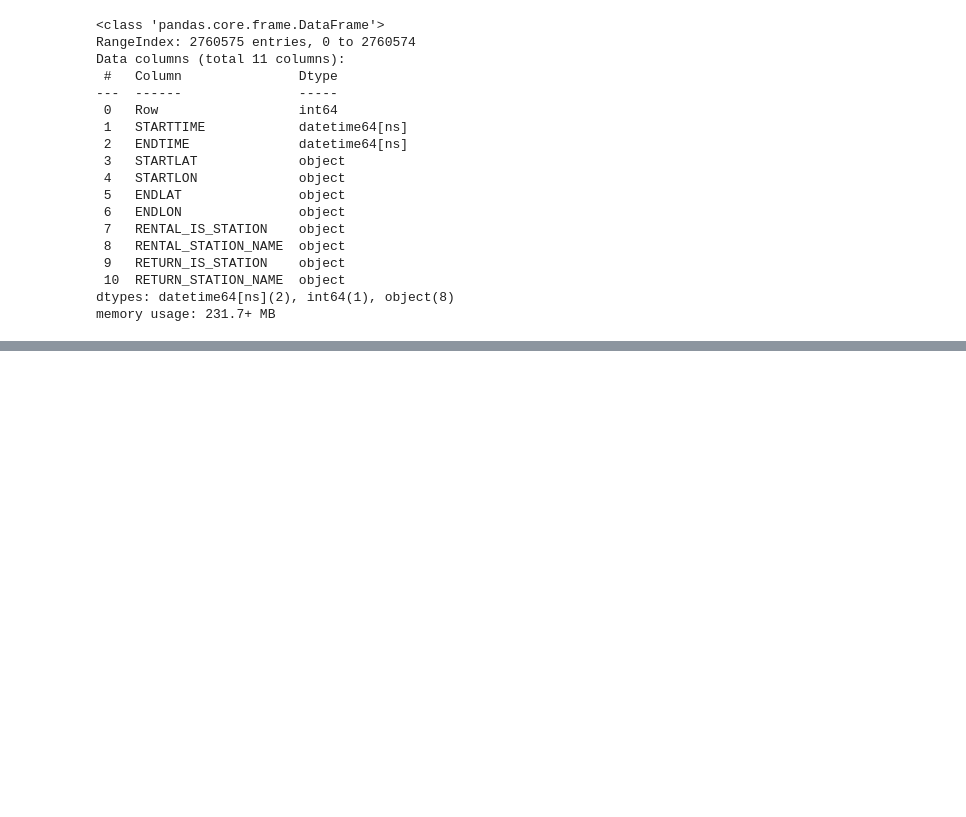
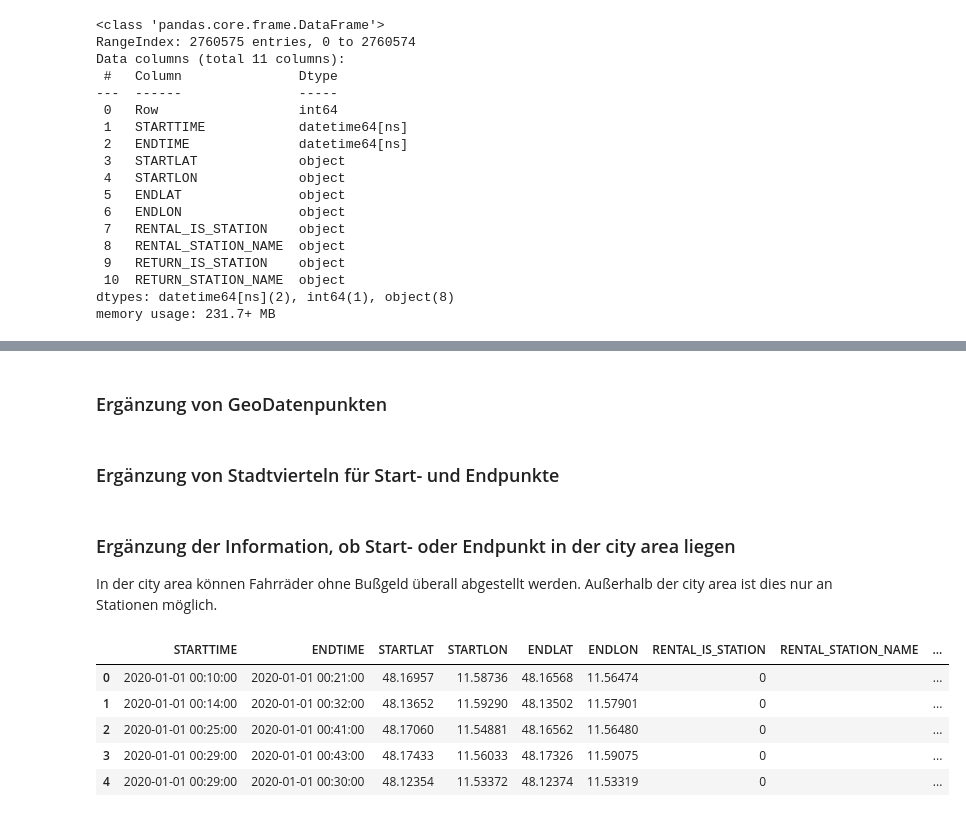
Before and after one commit to yal-fram/dsi-finalproject, a Jupyter notebook: mvg_rad_notebook.ipynb, the cells around one changed output, grey strips where cells are left out. Cells and saved outputs as stored; diff of their text form; code cells hidden in the pictures; blank space fills up the shorter version.

```diff
--- a/mvg_rad_notebook.ipynb
+++ b/mvg_rad_notebook.ipynb
@@ -184,0 +163,2 @@ df
+# %% [markdown]
+### Ergänzung von GeoDatenpunkten
@@ -184,0 +169,56 @@ df
+# %% [markdown]
+### Ergänzung von Stadtvierteln für Start- und Endpunkte
+# %%
+# Hinzufügen von Stadtvierteln, in denen die Start- und Endpunkte jeweils liegen
+
+city_districts = gpd.read_file("neighbourhoods.geojson") # Stadtviertel-geojson, von AirBNB
+
+# Erstelle zwei Geometrien für Start- und Endpunkte
+geo_start = gpd.points_from_xy(x=df['STARTLON'], crs="EPSG:4326", y=df['STARTLAT'])
+geo_end = gpd.points_from_xy(x=df['ENDLON'], crs="EPSG:4326", y=df['ENDLAT'])
+
+# Erstelle zwei GeoDataFrames (ein GeoDataFrame nimmt immer nur eine Geometrie an) für Start- und Endpunkte
+gdf_start = gpd.GeoDataFrame(df[["STARTLAT", "STARTLON"]], geometry=geo_start)
+gdf_end = gpd.GeoDataFrame(df[["STARTLAT", "STARTLON"]], geometry=geo_end)
+
+# Führe einen Spatial Join durch, um das Stadtviertel für den Endpunkt zu finden
+gdf_start_join = gpd.sjoin(gdf_start, city_districts[['geometry', 'neighbourhood']], how="left", predicate='within', rsuffix='_start')
+gdf_end_join = gpd.sjoin(gdf_end, city_districts[['geometry', 'neighbourhood']], how="left", predicate='within', rsuffix='_end')
+
+# Füge die Resultatspalten dem DataFrame hinzu
+df['CITY_DISTRICT_START'] = gdf_start_join["neighbourhood"]
+df['CITY_DISTRICT_END'] = gdf_end_join["neighbourhood"]
+# %% [markdown]
+### Ergänzung der Information, ob Start- oder Endpunkt in der city area liegen
+In der city area können Fahrräder ohne Bußgeld überall abgestellt werden. Außerhalb der city area ist dies nur an Stationen möglich.
+# %%
+city_area = gpd.read_file("city_area.geojson") # city-area-geojson, selbst erstellt auf geojson.io, per Augenmaß anhand der in der MVGO-App ersichtlichen Ränder der city area
+
+# Geometrie-Variablen von oben können hier weiter verwendet werden, müssen aber in passendes Koordinatenreferenzsystem gecastet werden
+gdf_city_start = gdf_start.to_crs(epsg=4326)
+gdf_city_end = gdf_end.to_crs(epsg=4326)
+
+# Erstellen eines Shapely Polygons
+polygon = shape(city_area["geometry"][0])
+
+# Prüfen, ob Punkte in Polygon liegen, speichern in neuer Spalte
+gdf_city_start["RENTAL_IS_CITY"] = gdf_start["geometry"].within(polygon)
+gdf_city_end["RETURN_IS_CITY"] = gdf_end["geometry"].within(polygon)
+gdf_city_start.head()
+
+# Hinzufügen der Resultatspalten zu DataFrame
+df['RENTAL_IS_CITY'] = gdf_city_start["RENTAL_IS_CITY"]
+df['RETURN_IS_CITY'] = gdf_city_end["RETURN_IS_CITY"]
+
+# Wahrheitswerte zu Integers umcasten
+df['RENTAL_IS_CITY'] = df['RENTAL_IS_CITY'].astype('Int64')
+df['RETURN_IS_CITY'] = df['RETURN_IS_CITY'].astype('Int64')
+
+df.head()
+# %% [output]
+|  | STARTTIME | ENDTIME | STARTLAT | STARTLON | ENDLAT | ENDLON | RENTAL_IS_STATION | RENTAL_STATION_NAME | ... |
+| 0 | 2020-01-01 00:10:00 | 2020-01-01 00:21:00 | 48.16957 | 11.58736 | 48.16568 | 11.56474 | 0 |  | ... |
+| 1 | 2020-01-01 00:14:00 | 2020-01-01 00:32:00 | 48.13652 | 11.59290 | 48.13502 | 11.57901 | 0 |  | ... |
+| 2 | 2020-01-01 00:25:00 | 2020-01-01 00:41:00 | 48.17060 | 11.54881 | 48.16562 | 11.56480 | 0 |  | ... |
+| 3 | 2020-01-01 00:29:00 | 2020-01-01 00:43:00 | 48.17433 | 11.56033 | 48.17326 | 11.59075 | 0 |  | ... |
+| 4 | 2020-01-01 00:29:00 | 2020-01-01 00:30:00 | 48.12354 | 11.53372 | 48.12374 | 11.53319 | 0 |  | ... |
```
Also changed, not shown: parts of 30 cells of this notebook, 5 other files.
